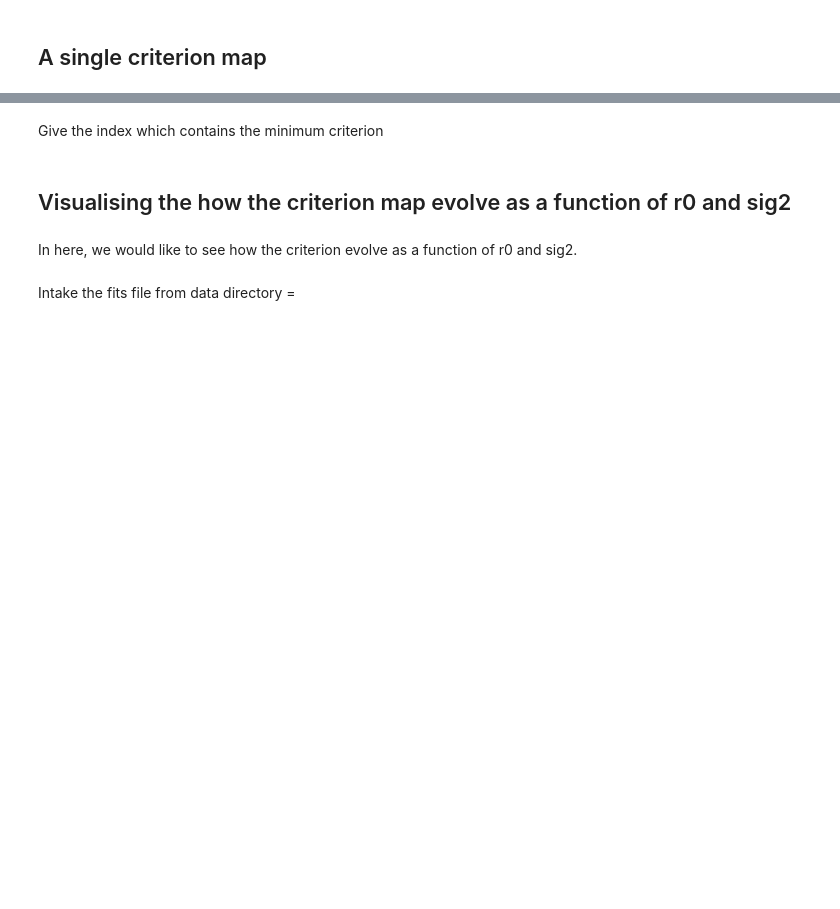
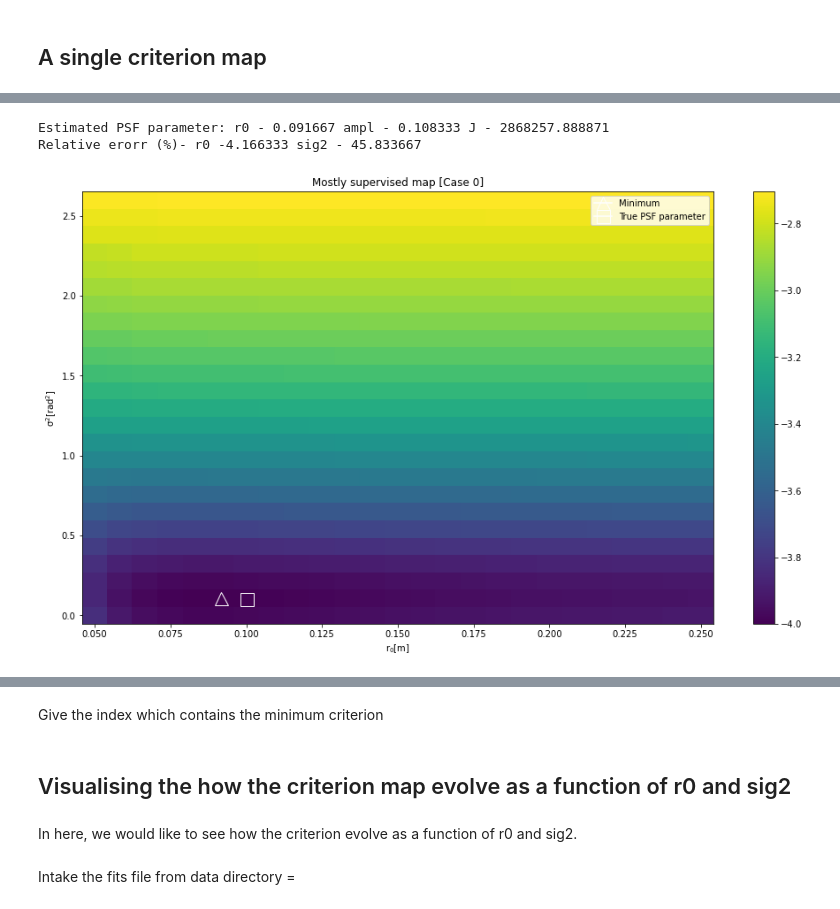
Before and after one commit to alexisyslau/amiral_data_analysis, a Jupyter notebook: Criterion Map.ipynb, the cells around one changed output, grey strips where cells are left out. Drawn from its saved outputs; the diff is of its cells as text; code cells hidden in the pictures; blank space fills up the shorter version.

Commit message:
Trying to plot mostly supervised map for now

```diff
--- a/Criterion Map.ipynb
+++ b/Criterion Map.ipynb
@@ -44,0 +26,58 @@ nOut = 0
+# %%
+nOut = 0
+
+# Checking only 1 image
+fname = '/Users/alau/Data/amiral_criterion_map/_noise_'+str(nOut)+'_python.csv'
+outputname = "all_fixed_noise_"+str(nOut)+".pdf"
+cwd = "/Users/alau/Data/amiral_criterion_map/VESTA/2021mar19/p_2_91/"
+
+true_r0 = 0.1
+true_sig2 = 0.1
+
+# df = pd.read_csv(fname)
+size_map = 25
+
+crit_map_IDL = fits.open(cwd+"mu_rho0_"+str(nOut)+"_IDL"+".fits")
+crit_map_IDL = crit_map_IDL[0].data
+
+crit_map_python_0 = fits.open(cwd+"mu_rho0_test_2021mar19_"+str(nOut)+".fits")
+crit_map_python_0 = crit_map_python_0[0].data
+
+size_map = 25
+
+J0 = (crit_map_python_0-np.min(crit_map_python_0))/np.min(crit_map_python_0) + 1e-4
+
+
+rcParams['figure.figsize'] = 16,9
+fig = plt.figure()
+ax = fig.add_subplot(111)
+
+x = np.linspace(0.05,0.25, size_map)
+dx = (x[1]-x[0])/2
+y = np.linspace(0,2.6, size_map)
+dy = (y[1]-y[0])/2
+
+ind_min_py = np.where (crit_map_python_0 == np.min(crit_map_python_0))
+
+print("Estimated PSF parameter: r0 - %f ampl - %f J - %f " %(x[ind_min_py[1]],y[ind_min_py[0]],crit_map_python_0[ind_min_py] ))
+
+im = ax.pcolormesh(x,y,np.log10(J0),linewidth=1, shading='auto')
+ax.set_xlabel(r'$\mathrm{r_0[m]}$')
+ax.set_ylabel(r'$\mathrm{\sigma^2 [rad^2]}$')
+ax.set_title('Mostly supervised map [Case 0]')
+ax.plot(x[ind_min_py[1]],y[ind_min_py[0]], marker='^', markerfacecolor='none', color='w', markersize = 15, label = 'Minimum')
+ax.plot(0.1,0.1, marker='s', markerfacecolor='none', color='w', markersize = 15, label = 'True PSF parameter')
+ax.legend(loc='upper right')
+cbar = fig.colorbar(im, ax=ax)
+
+err_r0 = (0.091667+dx-true_r0)/ true_r0
+err_sig2 = (true_sig2-0.108333+dy)/ true_sig2
+
+print("Relative erorr (%%)- r0 %f sig2 - %f " %(100*err_r0,100*err_sig2))
+
+
+fig.savefig("mu_rho0_test_map_0.pdf", bbox_inches='tight')
+# %% [output]
+Estimated PSF parameter: r0 - 0.091667 ampl - 0.108333 J - 2868257.888871
+Relative erorr (%)- r0 -4.166333 sig2 - 45.833667
+[figure, added]
```
Also changed, not shown: parts of 31 cells of this notebook.
